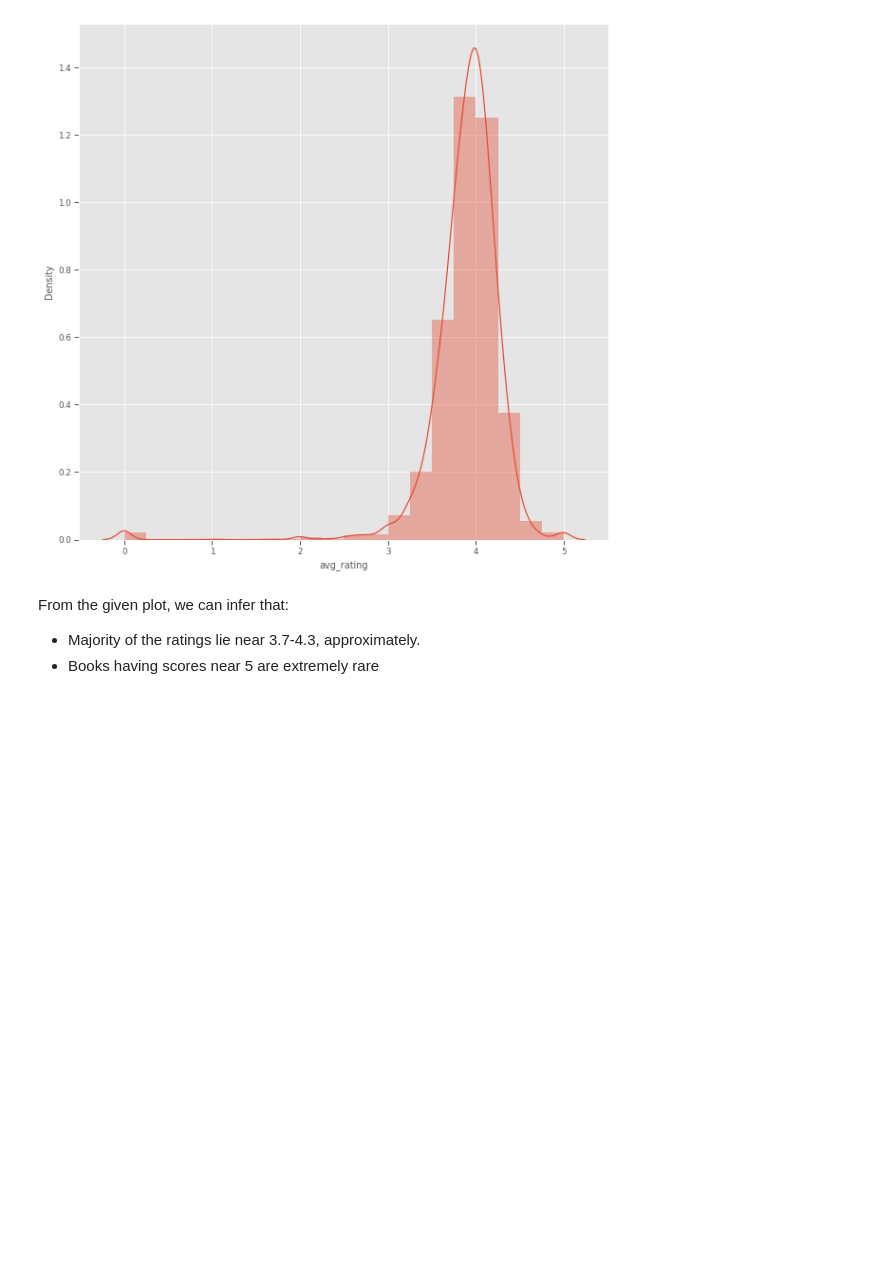
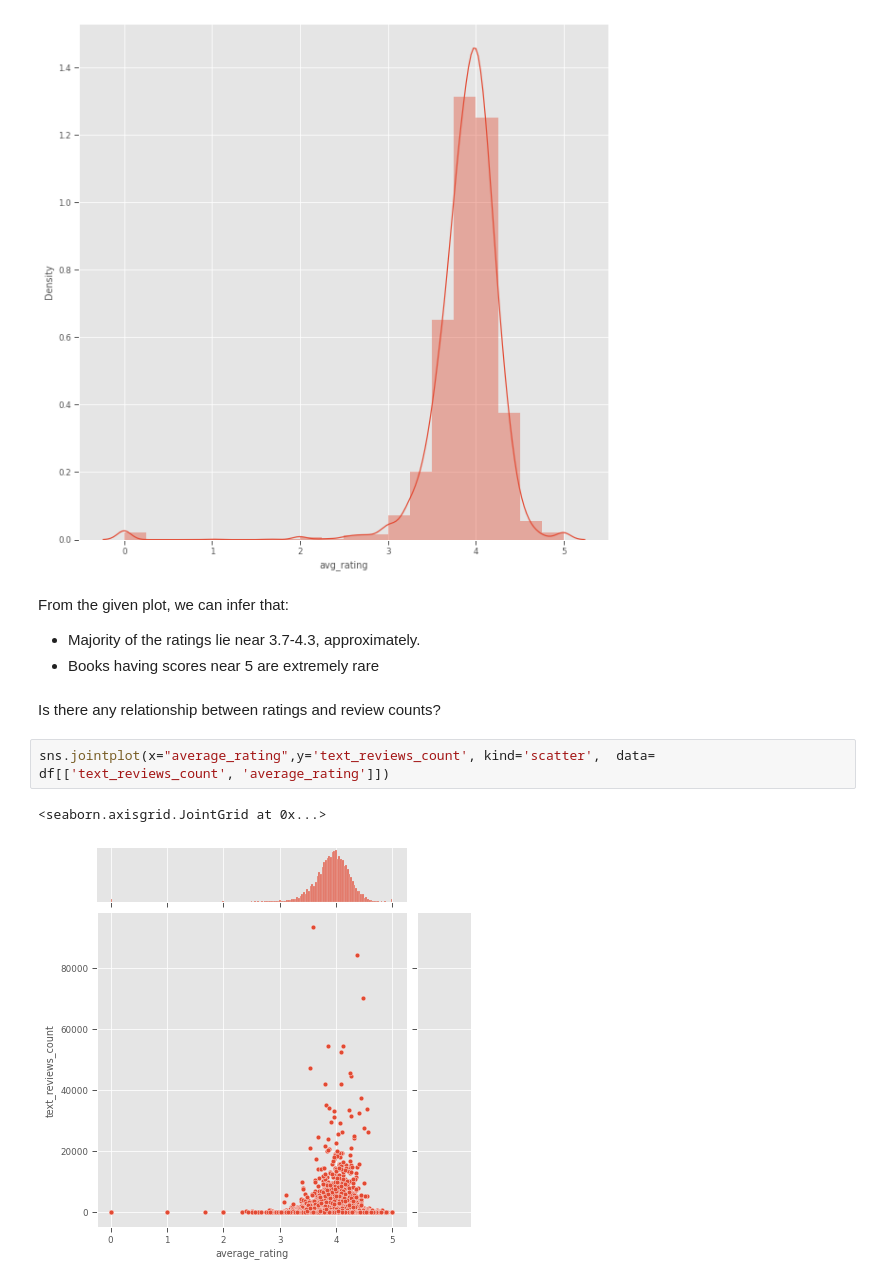
Before and after one commit to sajjad5221/book-recommendation, a Jupyter notebook: book_recommendation.ipynb, the cells around one changed output. Drawn from its saved outputs; the diff is of its cells as text; blank space fills up the shorter version.

```diff
--- a/book_recommendation.ipynb
+++ b/book_recommendation.ipynb
@@ -256,3 +230,10 @@ sns.distplot(rating, bins=20)
 From the given plot, we can infer that:
 *   Majority of the ratings lie near 3.7-4.3, approximately.
 *   Books having scores near 5 are extremely rare
+# %% [markdown]
+Is there any relationship between ratings and review counts?
+# %%
+sns.jointplot(x="average_rating",y='text_reviews_count', kind='scatter',  data= df[['text_reviews_count', 'average_rating']])
+# %% [output]
+<seaborn.axisgrid.JointGrid at 0x...>
+[figure, added]
```
Also changed, not shown: parts of 34 cells of this notebook.
